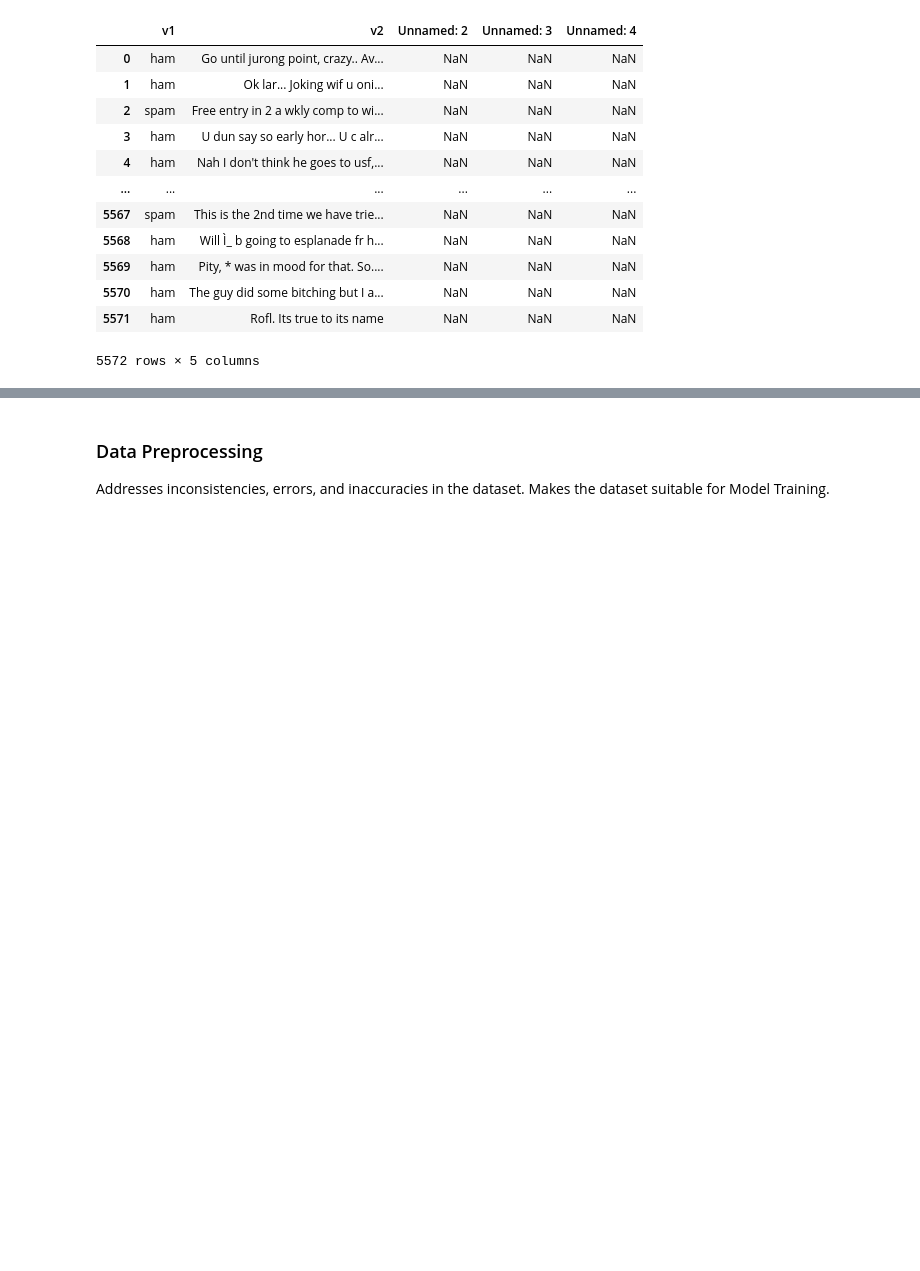
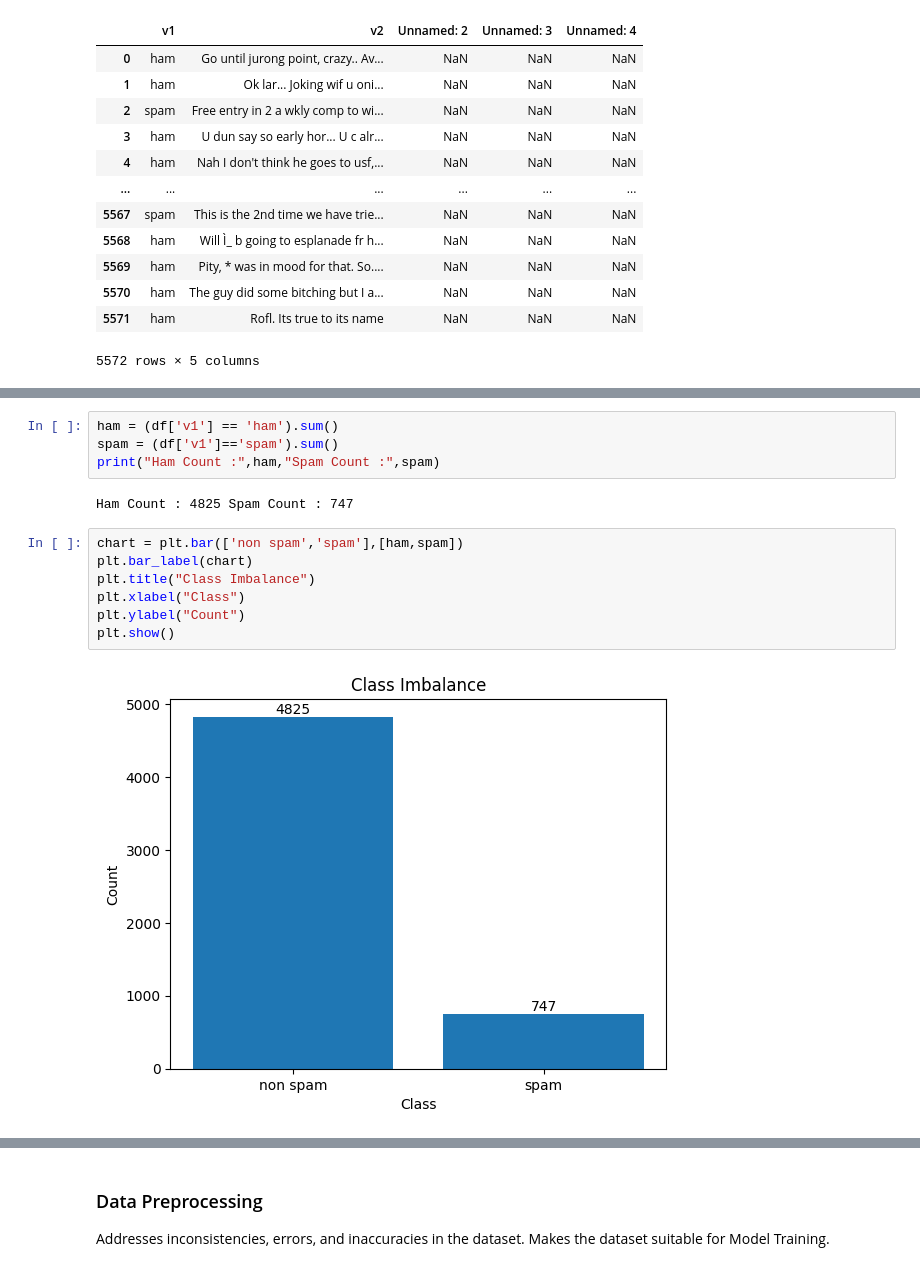
Before and after one commit to dbonchaicodez/Google-Colab-Sol, a Jupyter notebook: spamdetectionfspfinal.ipynb, the cells around one changed output, grey strips where cells are left out. Drawn from its saved outputs; the diff is of its cells as text; blank space fills up the shorter version.

```diff
--- a/spamdetectionfspfinal.ipynb
+++ b/spamdetectionfspfinal.ipynb
@@ -29,0 +38,15 @@ array([   0,    0, 5522, 5560, 5566])
+# %%
+ham = (df['v1'] == 'ham').sum()
+spam = (df['v1']=='spam').sum()
+print("Ham Count :",ham,"Spam Count :",spam)
+# %% [output]
+Ham Count : 4825 Spam Count : 747
+# %%
+chart = plt.bar(['non spam','spam'],[ham,spam])
+plt.bar_label(chart)
+plt.title("Class Imbalance")
+plt.xlabel("Class")
+plt.ylabel("Count")
+plt.show()
+# %% [output]
+[figure, added]
```
Also changed, not shown: parts of 8 cells of this notebook.
